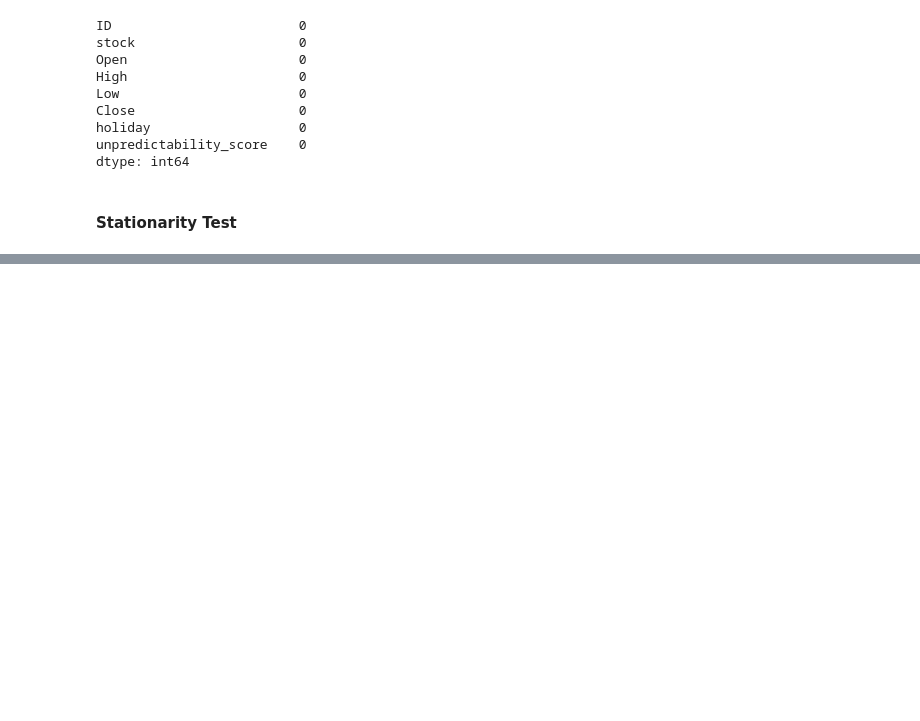
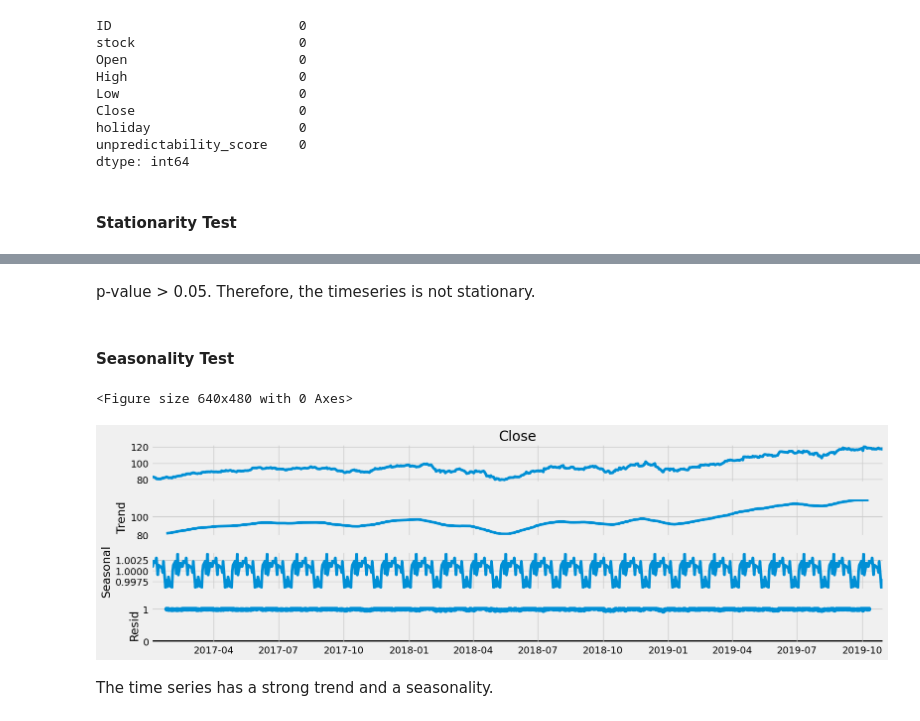
Before and after one commit to NishanD21/ARIMAX-time-series-model-on-stock-prices, a Jupyter notebook: arimax_analysis.ipynb, the cells around one changed output, grey strips where cells are left out. Drawn from its saved outputs; the diff is of its cells as text; code cells hidden in the pictures; blank space fills up the shorter version.

```diff
--- a/arimax_analysis.ipynb
+++ b/arimax_analysis.ipynb
@@ -222,0 +243,15 @@ def test_stationarity(timeseries):
+# %% [markdown]
+p-value > 0.05. Therefore, the timeseries is not stationary.
+# %% [markdown]
+#### Seasonality Test
+# %%
+result = seasonal_decompose(df2['Close'],model='multiplicative',period =30)
+fig = plt.figure()
+fig = result.plot()
+fig.set_size_inches(20,5)
+plt.show()
+# %% [output]
+<Figure size 640x480 with 0 Axes>
+[figure, added]
+# %% [markdown]
+The time series has a strong trend and a seasonality.
```
Also changed, not shown: parts of 2 cells of this notebook.
